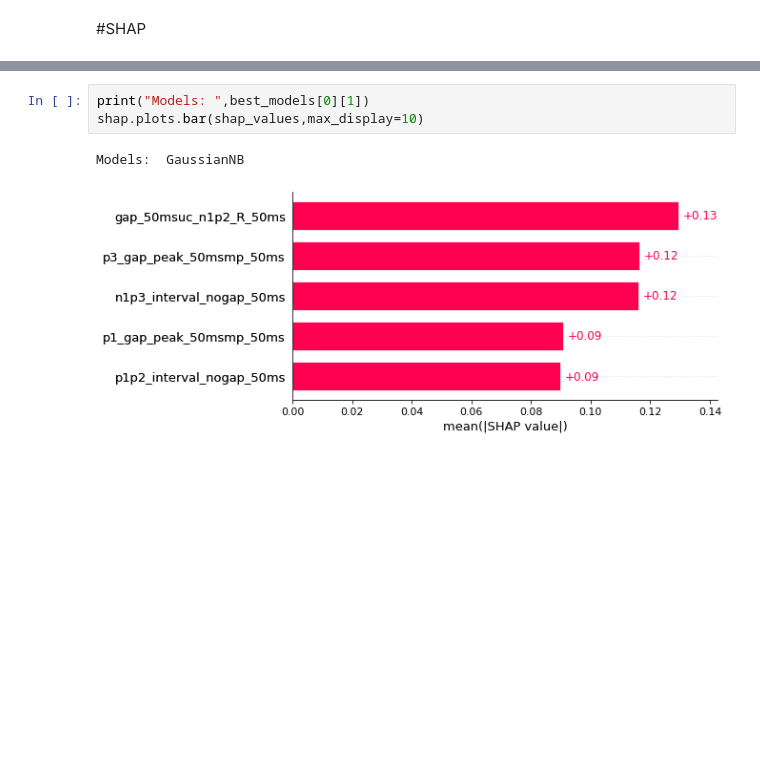
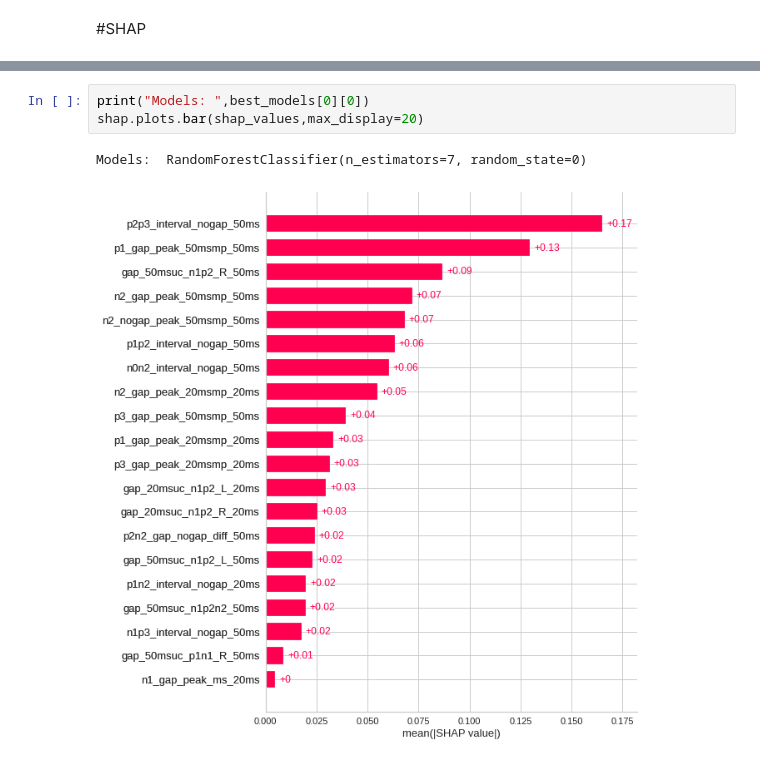
Before and after one commit to RafsanJany-44/ARC_Machine, a Jupyter notebook: Dynamic_ML_Tunning_with_featSelect_SHAP_ROC_.ipynb, the cells around one changed output, grey strips where cells are left out. Cells and saved outputs as stored; diff of their text form; blank space fills up the shorter version.

```diff
--- a/Dynamic_ML_Tunning_with_featSelect_SHAP_ROC_.ipynb
+++ b/Dynamic_ML_Tunning_with_featSelect_SHAP_ROC_.ipynb
@@ -1108,7 +1121,7 @@ Models:  GaussianNB
 # %%
-print("Models: ",best_models[0][1])
-shap.plots.bar(shap_values,max_display=10)
+print("Models: ",best_models[0][0])
+shap.plots.bar(shap_values,max_display=20)
 # %% [output]
-Models:  GaussianNB
+Models:  RandomForestClassifier(n_estimators=7, random_state=0)
-[figure, old version]
+[figure, new version]
 # %%
```
Also changed, not shown: parts of 47 cells of this notebook.
